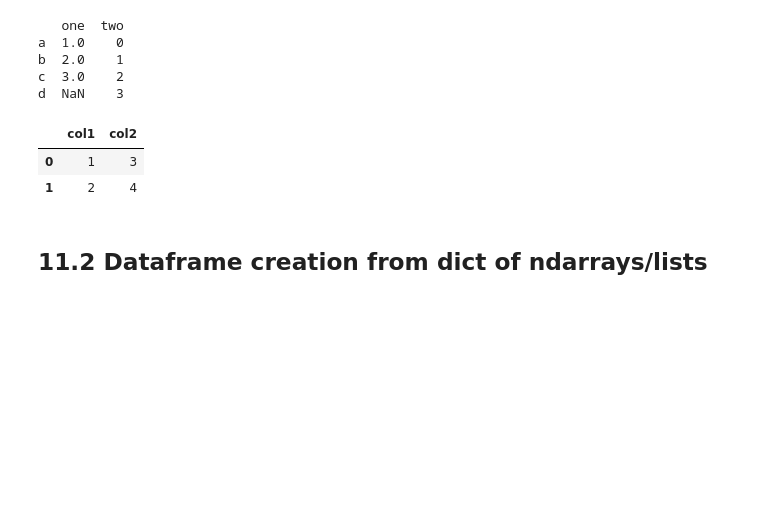
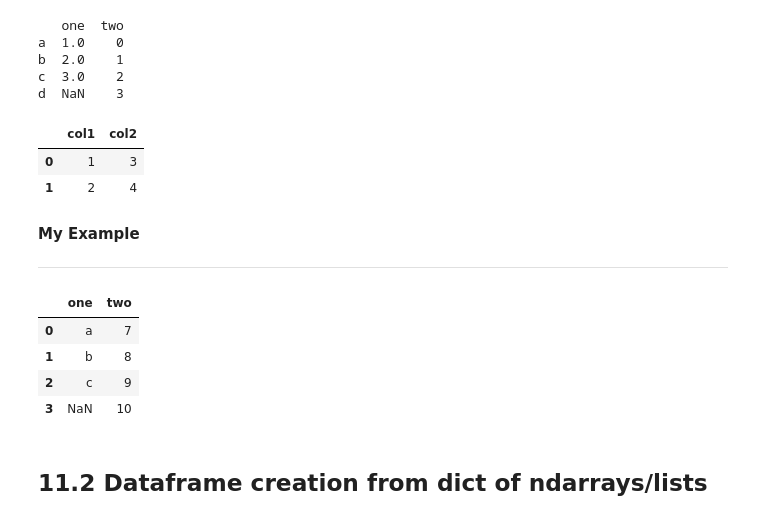
Before and after one commit to rdezwart/Week1-Introduction_to_Python, a Jupyter notebook: Introduction_to_Python.ipynb, the cells around one changed output. Drawn from its saved outputs; the diff is of its cells as text; code cells hidden in the pictures; blank space fills up the shorter version.

```diff
--- a/Introduction_to_Python.ipynb
+++ b/Introduction_to_Python.ipynb
@@ -1645,6 +1895,21 @@ d  NaN    3
 |  | col1 | col2 |
 | 0 | 1 | 3 |
 | 1 | 2 | 4 |
+# %% [markdown]
+**My Example**
+
+---
+# %%
+# Create a dictionary containing series
+my_dict = { "one": pd.Series(['a', 'b', 'c']), "two": pd.Series([7, 8, 9, 10])}
+my_frame = pd.DataFrame(my_dict)
+my_frame
+# %% [output]
+|  | one | two |
+| 0 | a | 7 |
+| 1 | b | 8 |
+| 2 | c | 9 |
+| 3 | NaN | 10 |
 # %% [markdown]
 ## 11.2  Dataframe creation from dict of ndarrays/lists
 # %% [markdown]
```
Also changed, not shown: parts of 29 cells of this notebook.
